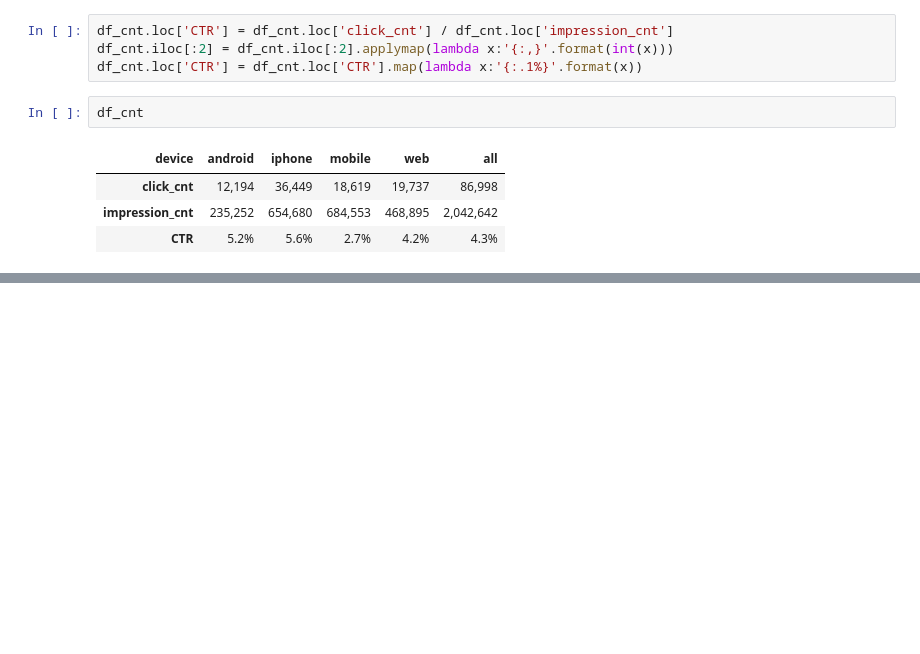
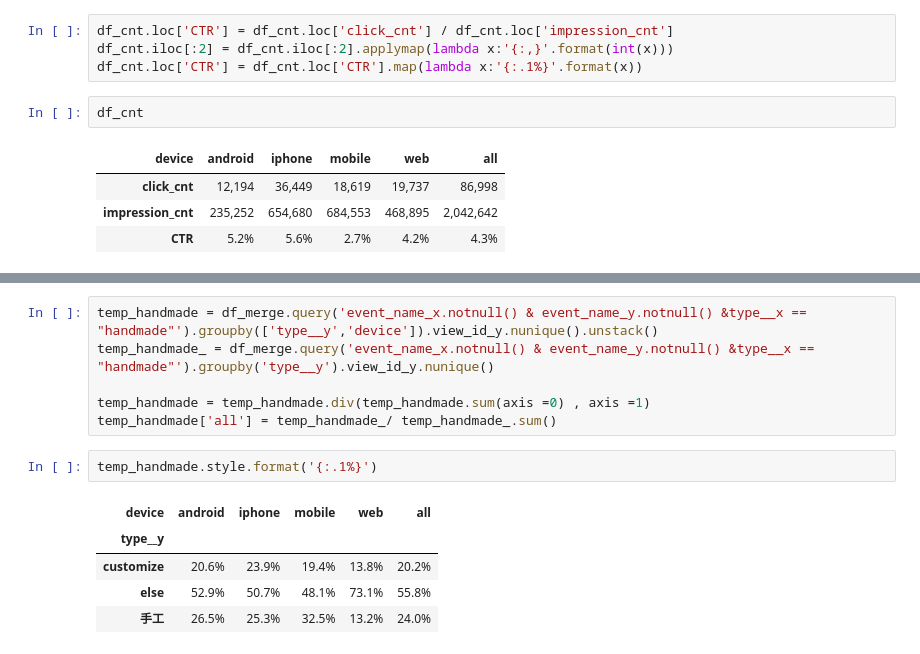
Before and after one commit to RuckyChih/store-code, a Jupyter notebook: Untitled1.ipynb, the cells around one changed output, grey strips where cells are left out. Drawn from its saved outputs; the diff is of its cells as text; blank space fills up the shorter version.

```diff
--- a/Untitled1.ipynb
+++ b/Untitled1.ipynb
@@ -206,0 +183,14 @@ df_merge.query('event_name_x.notnull() & event_name_y.notnull() &type__x == "han
+# %%
+temp_handmade = df_merge.query('event_name_x.notnull() & event_name_y.notnull() &type__x == "handmade"').groupby(['type__y','device']).view_id_y.nunique().unstack()
+temp_handmade_ = df_merge.query('event_name_x.notnull() & event_name_y.notnull() &type__x == "handmade"').groupby('type__y').view_id_y.nunique()
+
+temp_handmade = temp_handmade.div(temp_handmade.sum(axis =0) , axis =1)
+temp_handmade['all'] = temp_handmade_/ temp_handmade_.sum()
+# %%
+temp_handmade.style.format('{:.1%}')
+# %% [output]
+| device | android | iphone | mobile | web | all |
+| type__y |  |  |  |  |  |
+| customize | 20.6% | 23.9% | 19.4% | 13.8% | 20.2% |
+| else | 52.9% | 50.7% | 48.1% | 73.1% | 55.8% |
+| 手工 | 26.5% | 25.3% | 32.5% | 13.2% | 24.0% |
```
Also changed, not shown: parts of 8 cells of this notebook.
